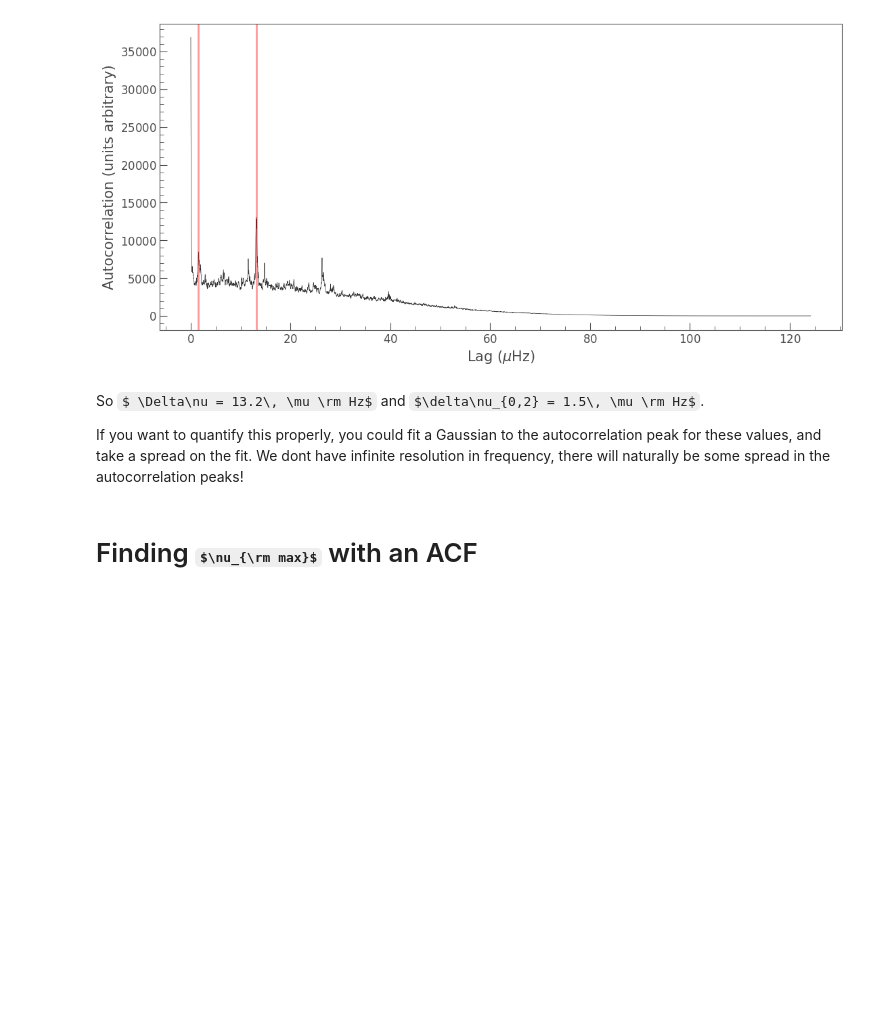
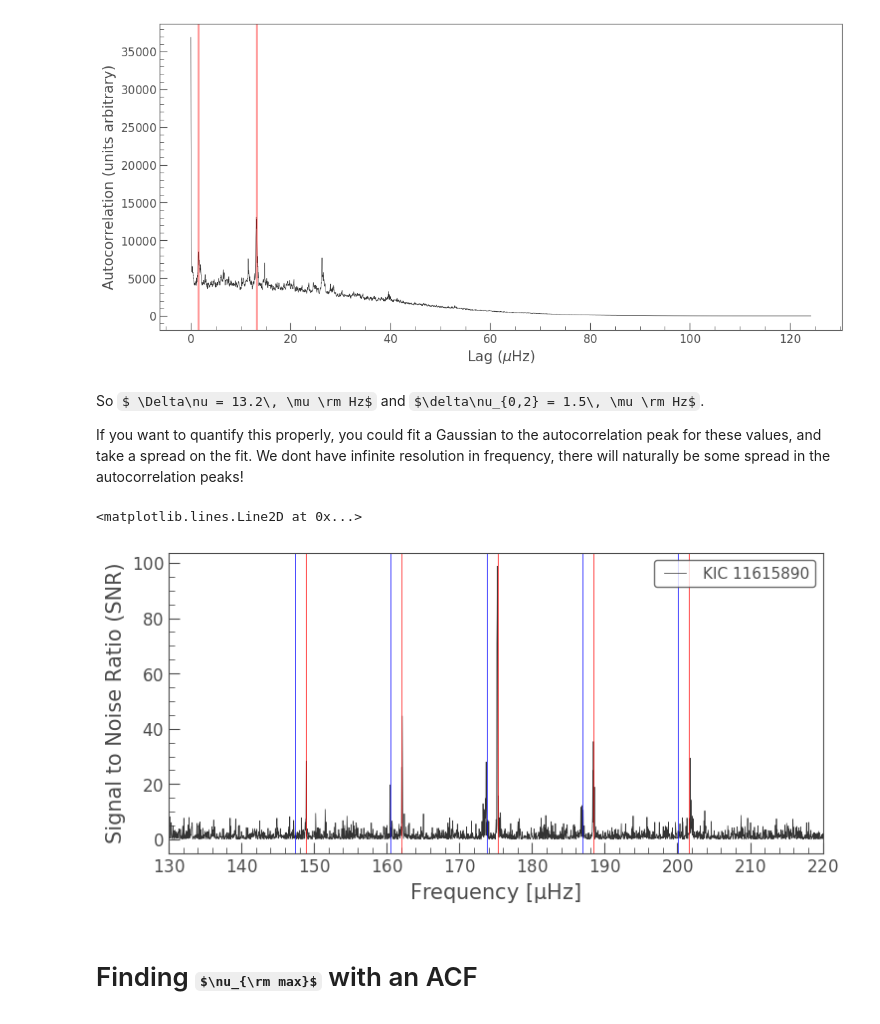
Before and after one commit to ojhall94/hackshop, a Jupyter notebook: autocorrelate.ipynb, the cells around one changed output. Cells and saved outputs as stored; diff of their text form; code cells hidden in the pictures; some formulas as TeX source; blank space fills up the shorter version.

```diff
--- a/autocorrelate.ipynb
+++ b/autocorrelate.ipynb
@@ -116,6 +116,23 @@ Text(0, 0.5, 'Autocorrelation (units arbitrary)')
 So $ \Delta\nu = 13.2\, \mu \rm Hz$ and $\delta\nu_{0,2} = 1.5\, \mu \rm Hz$.
 
 If you want to quantify this properly, you could fit a Gaussian to the autocorrelation peak for these values, and take a spread on the fit. We dont have infinite resolution in frequency, there will naturally be some spread in the autocorrelation peaks!
+# %%
+ax = snr.plot()
+ax.set_xlim(130,220)
+ax.axvline(snr.frequency[np.argmax(snr.power)].value, c='r')
+ax.axvline(snr.frequency[np.argmax(snr.power)].value+13.2, c='r')
+ax.axvline(snr.frequency[np.argmax(snr.power)].value+13.2*2, c='r')
+ax.axvline(snr.frequency[np.argmax(snr.power)].value-13.2, c='r')
+ax.axvline(snr.frequency[np.argmax(snr.power)].value-13.2*2, c='r')
+
+ax.axvline(snr.frequency[np.argmax(snr.power)].value-1.5, c='b')
+ax.axvline(snr.frequency[np.argmax(snr.power)].value+13.2-1.5, c='b')
+ax.axvline(snr.frequency[np.argmax(snr.power)].value+13.2*2-1.5, c='b')
+ax.axvline(snr.frequency[np.argmax(snr.power)].value-13.2-1.5, c='b')
+ax.axvline(snr.frequency[np.argmax(snr.power)].value-13.2*2-1.5, c='b')
+# %% [output]
+<matplotlib.lines.Line2D at 0x...>
+[figure, added]
 # %% [markdown]
 # Finding $\nu_{\rm max}$ with an ACF
 # %% [markdown]
```
